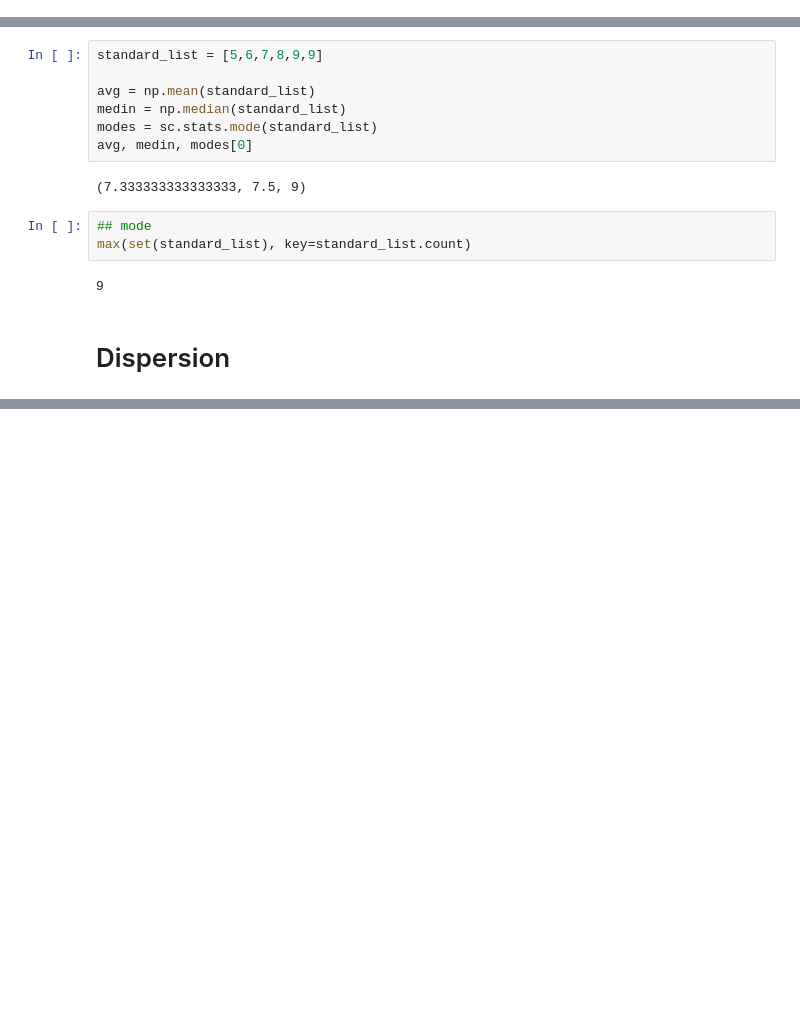
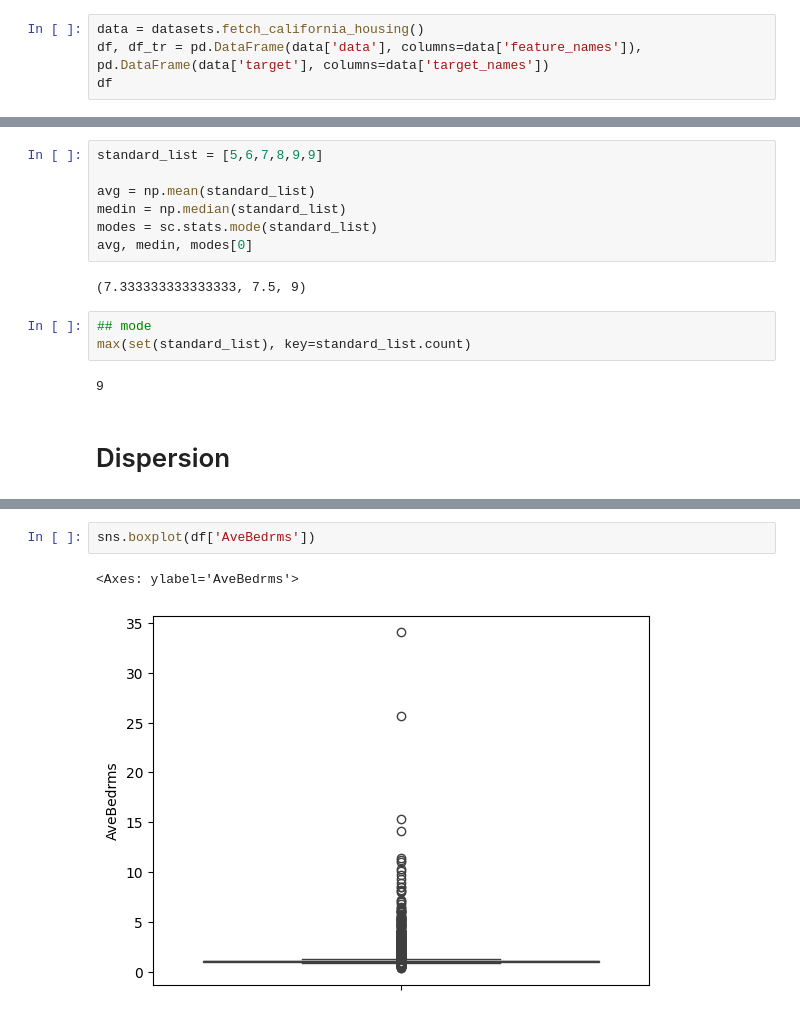
Before and after one commit to indhra/Statistics_Probability_GaneshSir, a Jupyter notebook: Day0-StatisticsBasics.ipynb, the cells around one changed output, grey strips where cells are left out. Saved outputs shown, nothing was run; the diff lists cells and outputs as text; blank space fills up the shorter version.

```diff
--- a/Day0-StatisticsBasics.ipynb
+++ b/Day0-StatisticsBasics.ipynb
@@ -37,3 +61,7 @@ import scipy as sc
 
 
 """
+# %%
+data = datasets.fetch_california_housing()
+df, df_tr = pd.DataFrame(data['data'], columns=data['feature_names']), pd.DataFrame(data['target'], columns=data['target_names'])
+df
@@ -90,0 +161,5 @@ max(set(standard_list), key=standard_list.count)
+# %%
+sns.boxplot(df['AveBedrms'])
+# %% [output]
+<Axes: ylabel='AveBedrms'>
+[figure, added]
```
Also changed, not shown: parts of 13 cells of this notebook.
